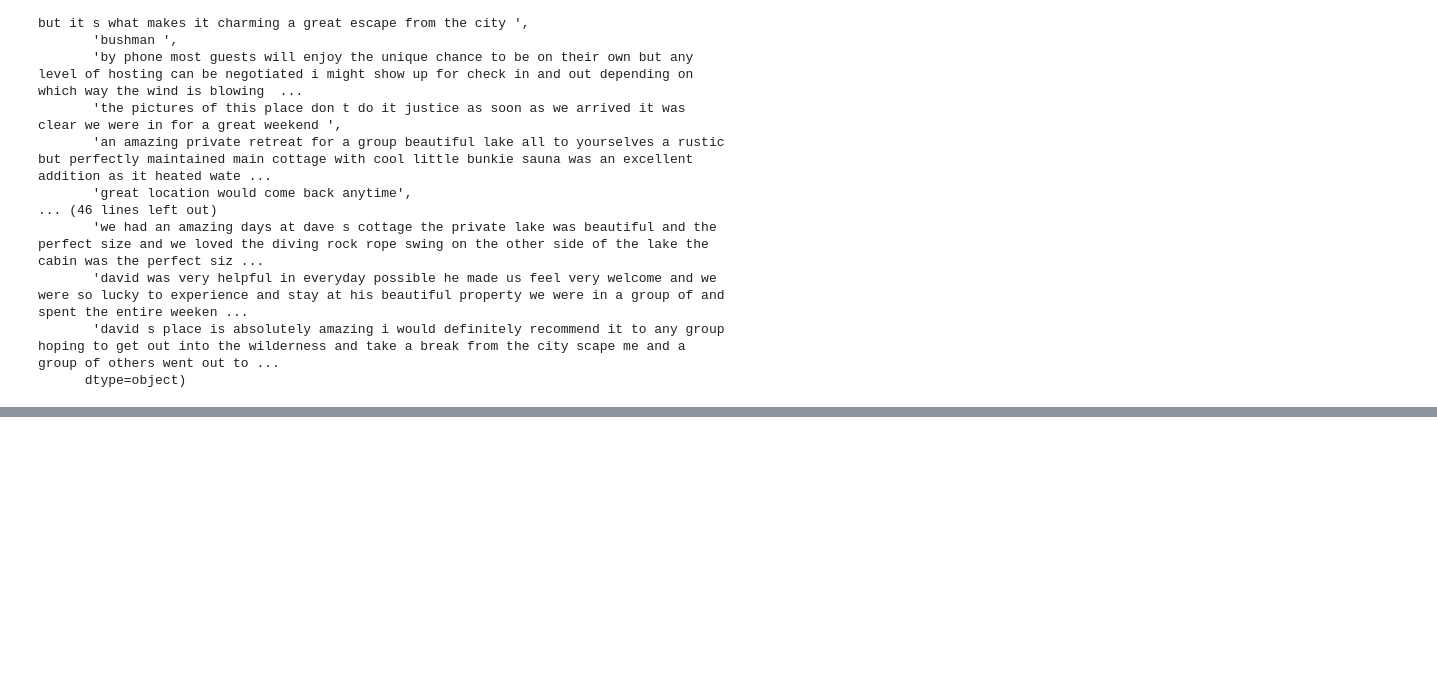
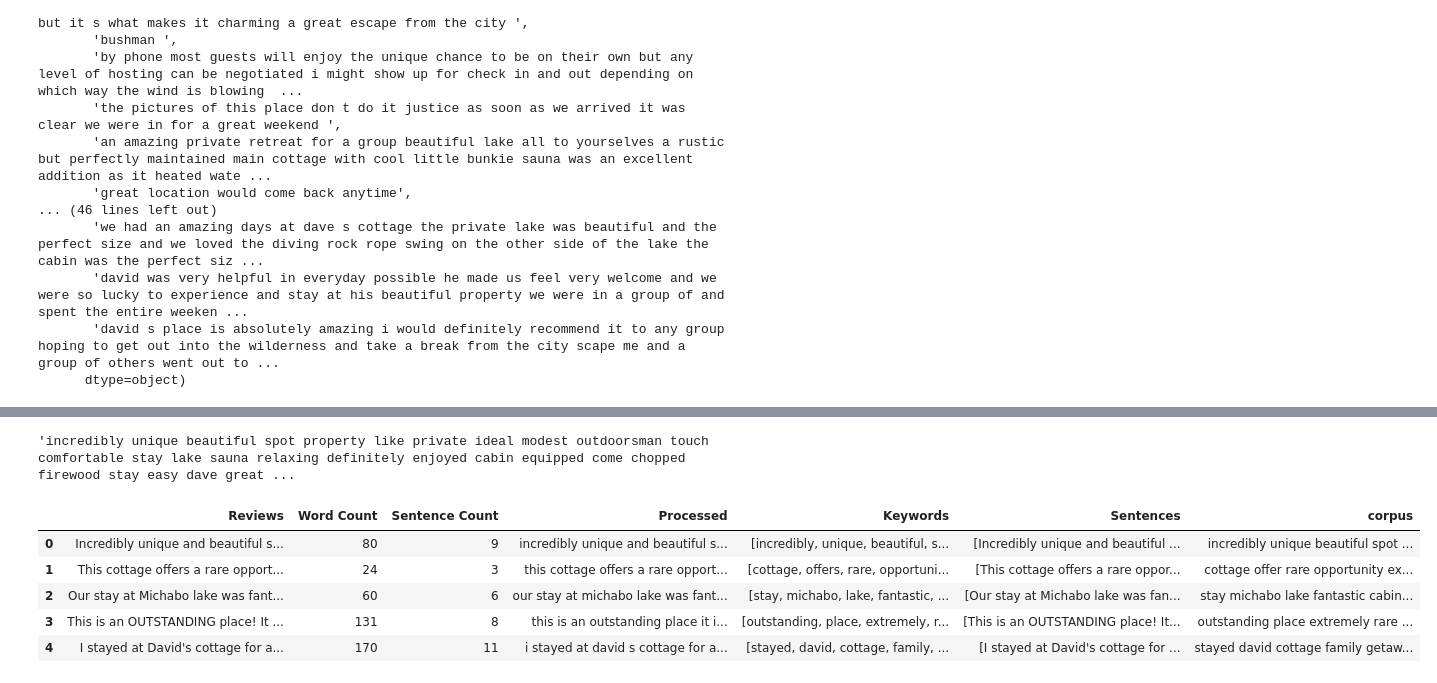
Before and after one commit to callMeMaybe-genesys/Scraping-NLP, a Jupyter notebook: callMeMayBe (Genesys Hack).ipynb, the cells around one changed output, grey strips where cells are left out. Saved outputs shown, nothing was run; the diff lists cells and outputs as text; code cells hidden in the pictures; blank space fills up the shorter version.

```diff
--- a/callMeMayBe (Genesys Hack).ipynb
+++ b/callMeMayBe (Genesys Hack).ipynb
@@ -378,0 +559,30 @@ corpus
+# %%
+def corp(processed):
+
+    done = False
+    text = ""
+
+    #Lemmatisation
+    lem = WordNetLemmatizer()
+    for word in processed.split(" "):
+        #print(word)
+        if(word not in stop_words and word not in gen_stopwords):
+            if (done):
+                text = text + " " + lem.lemmatize(word)
+                #print('not done')
+            else:
+                #print('done')
+                text = lem.lemmatize(word)
+                done = True
+    return text
+
+corpus = []
+for text in data['Processed'].values:
+    corpus.append(corp(text))
+
+corpus
+
+#     text = [lem.lemmatize(word) for word in text if not word in
+#             stop_words]
+#     text = " ".join(text)
+#     corpus.append(text)
@@ -378,0 +607,14 @@ corpus
+# %%
+corp('incredibly unique and beautiful spot there is no other property like it it s very private and ideal for a modest outdoorsman there are more than enough touches to make it a comfortable stay the lake and sauna are very relaxing and should definitely be enjoyed the cabin is very well equipped and comes with chopped firewood so the stay can be easy dave was a great host and a phone call away to answer our questions will definitely consider returning')
+# %% [output]
+'incredibly unique beautiful spot property like private ideal modest outdoorsman touch comfortable stay lake sauna relaxing definitely enjoyed cabin equipped come chopped firewood stay easy dave great ...
+# %%
+data['corpus'] = data['Processed'].apply(lambda x: corp(x))
+data.head()
+# %% [output]
+|  | Reviews | Word Count | Sentence Count | Processed | Keywords | Sentences | corpus |
+| 0 | Incredibly unique and beautiful s... | 80 | 9 | incredibly unique and beautiful s... | [incredibly, unique, beautiful, s... | [Incredibly unique and beautiful ... | incredibly unique beautiful spot ... |
+| 1 | This cottage offers a rare opport... | 24 | 3 | this cottage offers a rare opport... | [cottage, offers, rare, opportuni... | [This cottage offers a rare oppor... | cottage offer rare opportunity ex... |
+| 2 | Our stay at Michabo lake was fant... | 60 | 6 | our stay at michabo lake was fant... | [stay, michabo, lake, fantastic, ... | [Our stay at Michabo lake was fan... | stay michabo lake fantastic cabin... |
+| 3 | This is an OUTSTANDING place! It ... | 131 | 8 | this is an outstanding place it i... | [outstanding, place, extremely, r... | [This is an OUTSTANDING place! It... | outstanding place extremely rare ... |
+| 4 | I stayed at David's cottage for a... | 170 | 11 | i stayed at david s cottage for a... | [stayed, david, cottage, family, ... | [I stayed at David's cottage for ... | stayed david cottage family getaw... |
```
Also changed, not shown: parts of 32 cells of this notebook.
